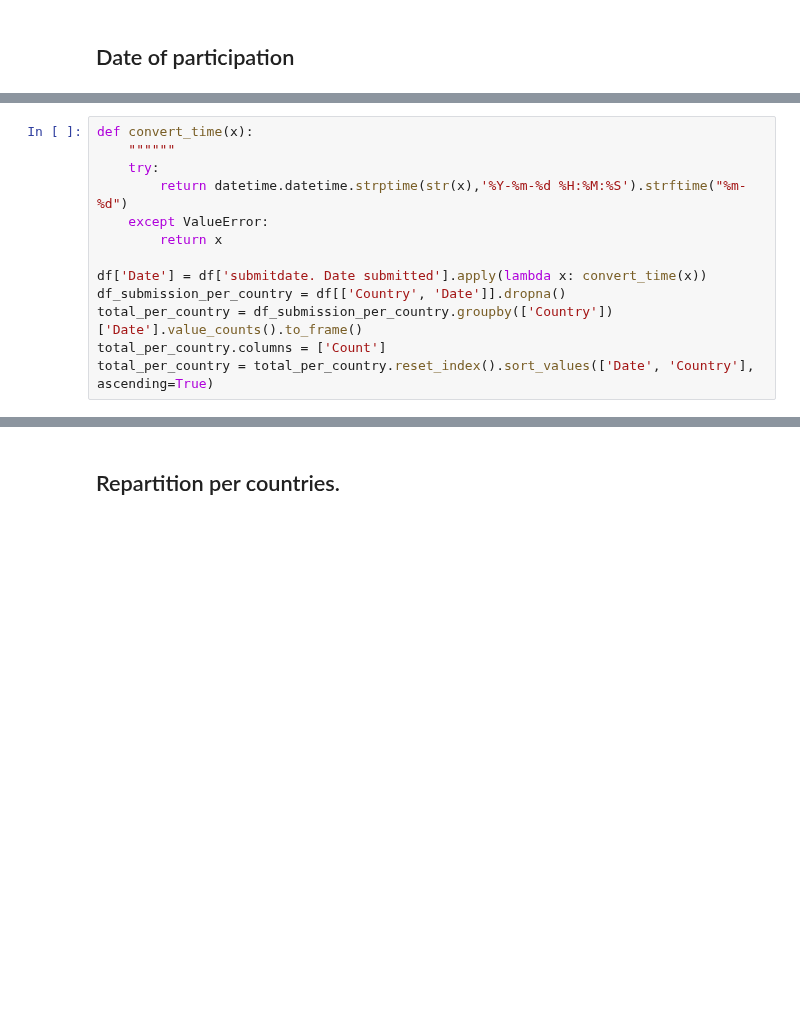
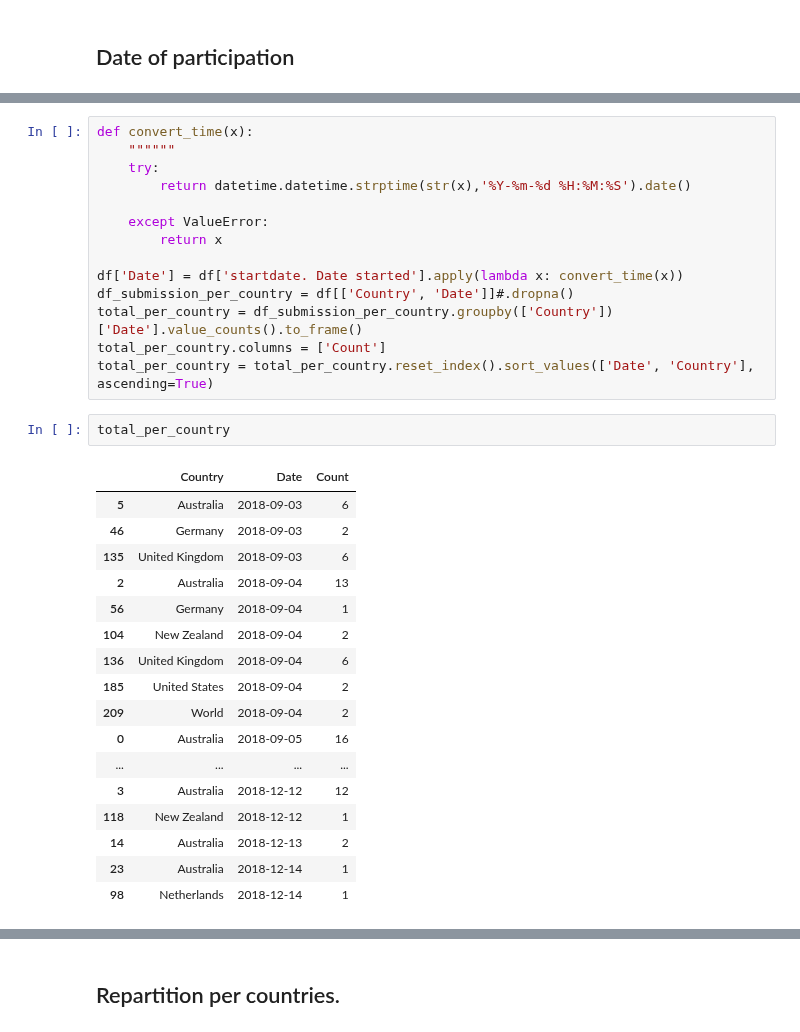
Before and after one commit to softwaresaved/international-survey, a Jupyter notebook: analysis/2018/1. Overview and sampling.ipynb, the cells around one changed output, grey strips where cells are left out. Cells and saved outputs as stored; diff of their text form; blank space fills up the shorter version.

```diff
--- a/analysis/2018/1. Overview and sampling.ipynb
+++ b/analysis/2018/1. Overview and sampling.ipynb
@@ -94,15 +115,36 @@ plt.show();
 def convert_time(x):
     """"""
     try:
-        return datetime.datetime.strptime(str(x),'%Y-%m-%d %H:%M:%S').strftime("%m-%d")
+        return datetime.datetime.strptime(str(x),'%Y-%m-%d %H:%M:%S').date()
+
     except ValueError:
         return x
 
-df['Date'] = df['submitdate. Date submitted'].apply(lambda x: convert_time(x))
-df_submission_per_country = df[['Country', 'Date']].dropna()
+df['Date'] = df['startdate. Date started'].apply(lambda x: convert_time(x))
+df_submission_per_country = df[['Country', 'Date']]#.dropna()
 total_per_country = df_submission_per_country.groupby(['Country'])['Date'].value_counts().to_frame()
 total_per_country.columns = ['Count']
 total_per_country = total_per_country.reset_index().sort_values(['Date', 'Country'], ascending=True)
+# %%
+total_per_country
+# %% [output]
+|  | Country | Date | Count |
+| 5 | Australia | 2018-09-03 | 6 |
+| 46 | Germany | 2018-09-03 | 2 |
+| 135 | United Kingdom | 2018-09-03 | 6 |
+| 2 | Australia | 2018-09-04 | 13 |
+| 56 | Germany | 2018-09-04 | 1 |
+| 104 | New Zealand | 2018-09-04 | 2 |
+| 136 | United Kingdom | 2018-09-04 | 6 |
+| 185 | United States | 2018-09-04 | 2 |
+| 209 | World | 2018-09-04 | 2 |
+| 0 | Australia | 2018-09-05 | 16 |
+| ... | ... | ... | ... |
+| 3 | Australia | 2018-12-12 | 12 |
+| 118 | New Zealand | 2018-12-12 | 1 |
+| 14 | Australia | 2018-12-13 | 2 |
+| 23 | Australia | 2018-12-14 | 1 |
+| 98 | Netherlands | 2018-12-14 | 1 |
 # %%
 fig, axes = plt.subplots(2, 4, figsize=(20, 10))
 fig.tight_layout()
```
Also changed, not shown: parts of 3 cells of this notebook, 2 other files.
